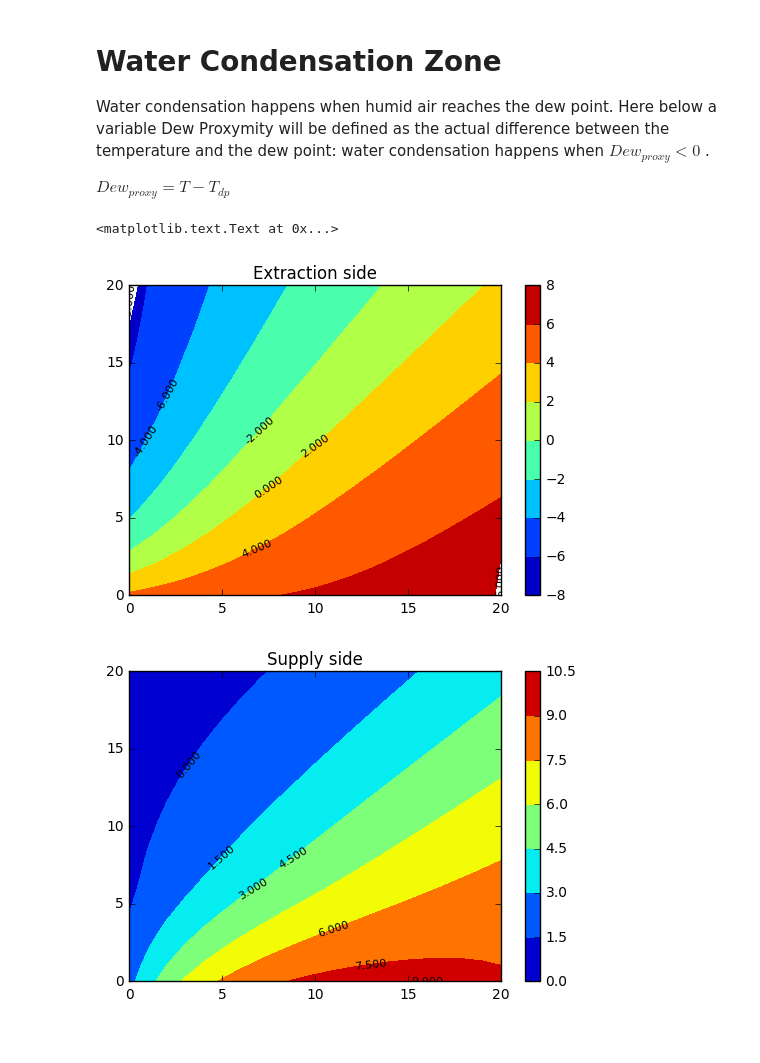
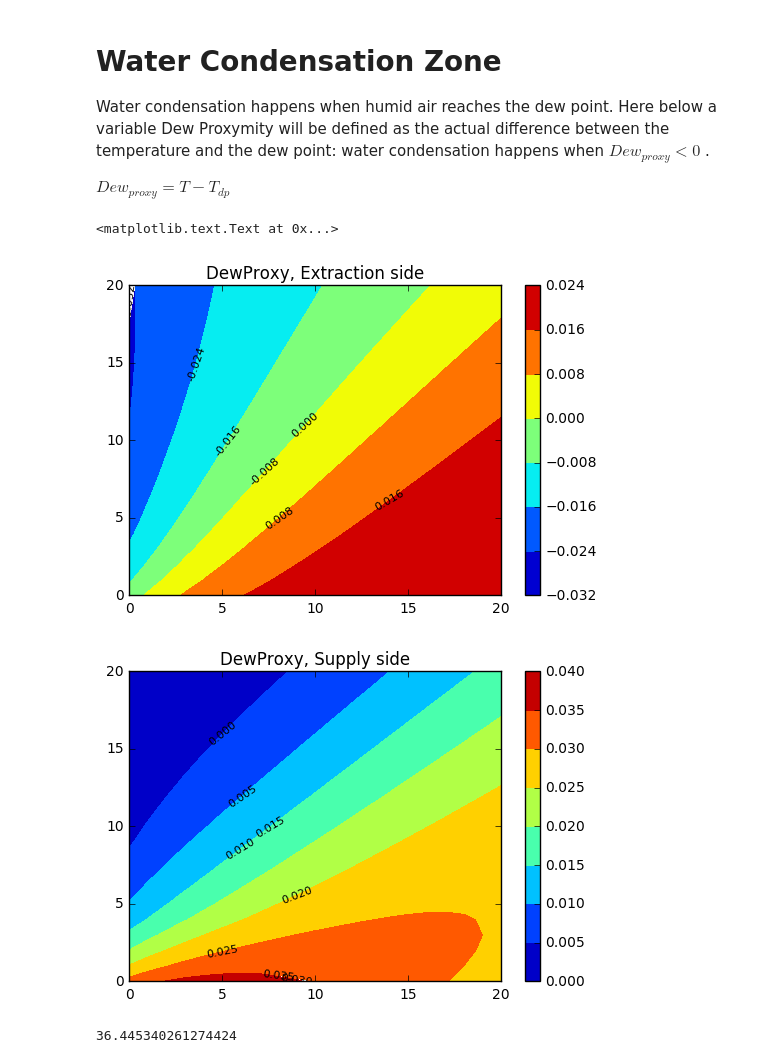
Before and after one commit to AlessandroGraizzaro/C-CODE_FOR_MEMBRANE_BASED_MODEL, a Jupyter notebook: Zhiming GAO - Model Result Visualizer.ipynb, the cells around one changed output. Cells and saved outputs as stored; diff of their text form; code cells hidden in the pictures.

Commit message:
Permeate side visualization updated

```diff
--- a/Zhiming GAO - Model Result Visualizer.ipynb
+++ b/Zhiming GAO - Model Result Visualizer.ipynb
@@ -5,7 +5,7 @@ import matplotlib.pylab as plt
 import pandas as pd
 import numpy as np
 %matplotlib inline
-datafile = 'savioV5.res'  # result data file name
+datafile = 'saviov3p3.res'  # result data file name
 results = pd.read_csv(datafile, sep=',', skiprows = 1, nrows =1)
 # %%
 results
@@ -151,20 +169,24 @@ def H(T, X):       # Entalpia kJ / kg, T [K]
 # %%
 DewPoint_a = TdewX(profiles['humidfa(kg/kg)_MAP'] *1000, 113500)
 DewPoint_p = TdewX(profiles['humidpf(kg/kg)_MAP'] *1000, 113500)
-DewProxy_a = profiles['tfa(c)_MAP'] - DewPoint_a
-DewProxy_p = profiles['tpf(c)_MAP'] - DewPoint_p
+DewProxy_a = (profiles['tfam(c)_MAP'] - DewPoint_a) / (DewPoint_a+273.15)
+DewProxy_p = (profiles['tpfm(c)_MAP'] - DewPoint_p) / (DewPoint_p+273.15)
 # %%
 plt.figure()
 contour = plt.contourf(DewProxy_a)
 plt.clabel(contour, colors = 'k',  fontsize=8)
 plt.colorbar()
-plt.title('Extraction side')
+plt.title('DewProxy, Extraction side')
 plt.figure()
 contour = plt.contourf(DewProxy_p)
 plt.clabel(contour, colors = 'k',  fontsize=8)
 plt.colorbar()
-plt.title('Supply side')
+plt.title('DewProxy, Supply side')
 # %% [output]
 <matplotlib.text.Text at 0x...>
-[figure, old version]
+[figure, new version]
-[figure, old version]
+[figure, new version]
+# %%
+X_(310.15,100,113500)
+# %% [output]
+36.445340261274424
```
Also changed, not shown: parts of 8 cells of this notebook.
